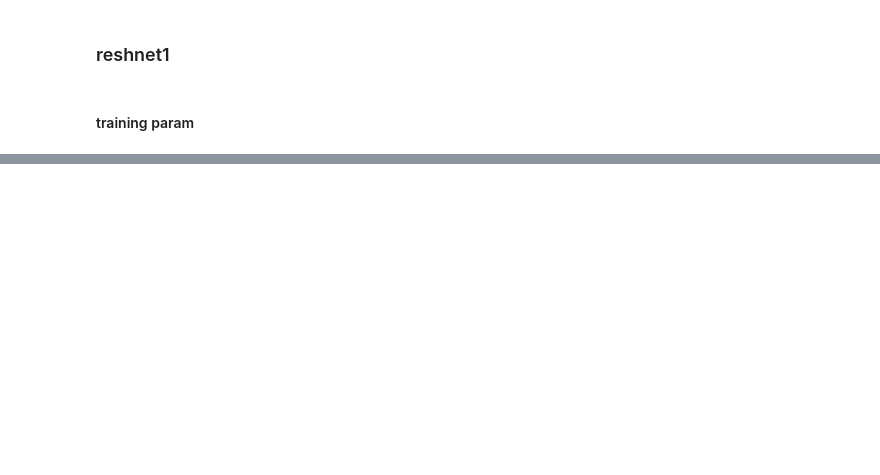
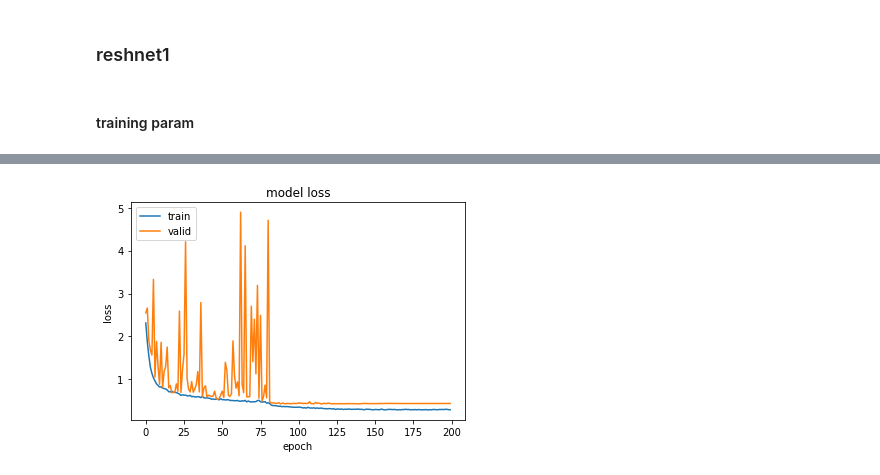
Before and after one commit to bagusyusuf/SetiProject, a Jupyter notebook: notebookVersion.ipynb, the cells around one changed output, grey strips where cells are left out. Saved outputs shown, nothing was run; the diff lists cells and outputs as text; code cells hidden in the pictures; blank space fills up the shorter version.

Commit message:
add mean training data

```diff
--- a/notebookVersion.ipynb
+++ b/notebookVersion.ipynb
@@ -307,8 +211,8 @@ trainPath = os.path.join("./seti-data/primary_small/train")
 valPath = os.path.join("./seti-data/primary_small/valid")
 testPath = os.path.join("./seti-data/primary_small/test")
 
-IMAGE_WIDTH = 128
-IMAGE_HEIGHT = 128
+IMAGE_WIDTH = 224
+IMAGE_HEIGHT = 224
 
 (xTrain,yTrainStr) = loadData(trainPath, preprocess = [preprocess, IMAGE_WIDTH,  IMAGE_HEIGHT])
 (xVal, yValStr) = loadData(valPath, preprocess = [preprocess, IMAGE_WIDTH,  IMAGE_HEIGHT])
@@ -427,12 +325,15 @@ lr_reducer = ReduceLROnPlateau(factor=np.sqrt(0.1),
                                patience=5,
                                min_lr=0.5e-6)
 
-callbacks = [lr_reducer, lr_scheduler]
+checkpointer = ModelCheckpoint(
+        filepath="./modelCheckpoin/weights.h5", verbose=1, save_best_only=True)
+
+callbacks = [lr_reducer, lr_scheduler, checkpointer]
 
 # Run training, with or without data augmentation.
 if not USE_AUGMENTATION:
     print('Not using data augmentation.')
-    model.fit(xTrain, yTrain,
+    modelHistory =  model.fit(xTrain, yTrain,
               batch_size=BATCH_SIZE,
               epochs=EPOCHS,
               validation_data=(xVal, yVal),
@@ -490,7 +391,7 @@ else:
 
     with tensorflow.device('/gpu:0'):
         # Fit the model on the batches generated by datagen.flow().
-        model.fit_generator(datagen.flow(xTrain, yTrain, batch_size=BATCH_SIZE),
+        modelHistory = model.fit_generator(datagen.flow(xTrain, yTrain, batch_size=BATCH_SIZE),
                             validation_data=(xVal, yVal),
                             epochs=EPOCHS, verbose=1, workers=1,
                             callbacks=callbacks, use_multiprocessing=False)
@@ -644,0 +437,12 @@ model_2.save("./model/seti-resnet_v2.h5")
+# %%
+# plot the loss
+plt.plot(modelHistory.history['loss'])
+plt.plot(modelHistory.history['val_loss'])
+plt.title('model loss')
+plt.ylabel('loss')
+plt.xlabel('epoch')
+plt.legend(['train', 'valid'], loc='upper left')
+plt.savefig("./fig/modelLoss.png")
+plt.show()
+# %% [output]
+[figure, added]
```
Also changed, not shown: parts of 17 cells of this notebook, 5 other files.
